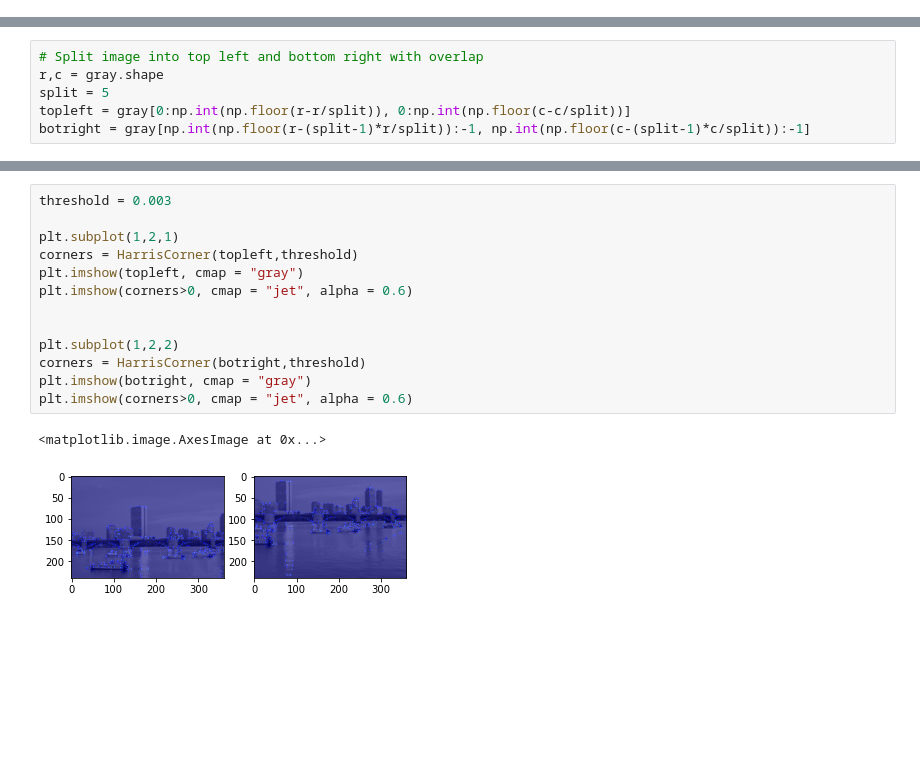
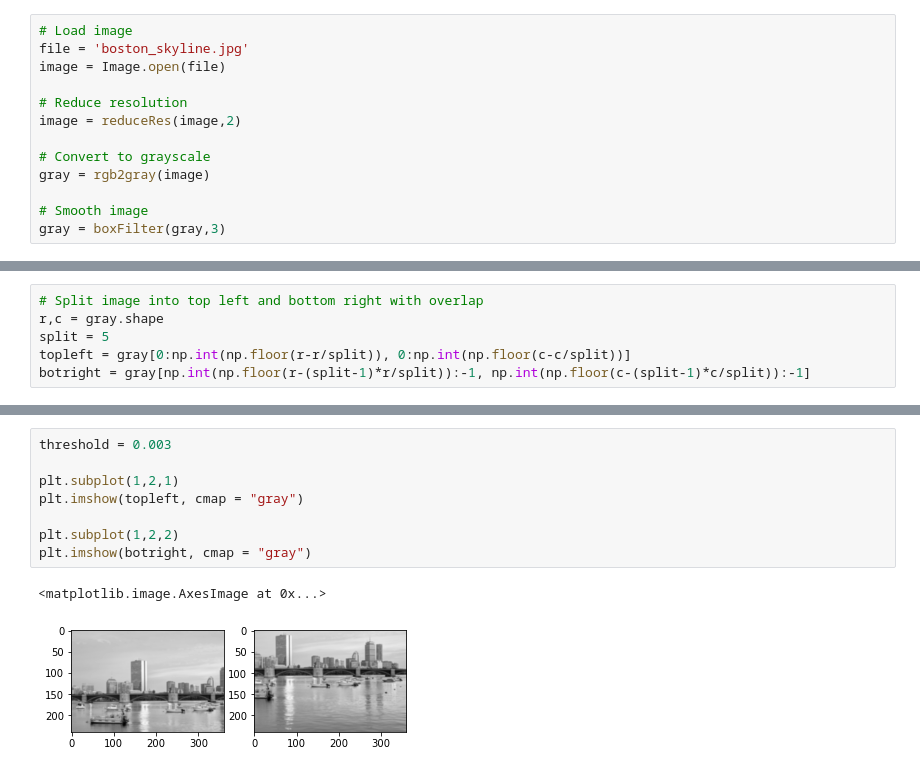
Before and after one commit to Tsmorz/computer-vision, a Jupyter notebook: Project 2/FeatureTracking.ipynb, the cells around one changed output, grey strips where cells are left out. Drawn from its saved outputs; the diff is of its cells as text; blank space fills up the shorter version.

```diff
--- a/Project 2/FeatureTracking.ipynb
+++ b/Project 2/FeatureTracking.ipynb
@@ -297,0 +289,13 @@ It's a match! -  [[163 321]]
+# %%
+# Load image
+file = 'boston_skyline.jpg'
+image = Image.open(file)
+
+# Reduce resolution
+image = reduceRes(image,2)
+
+# Convert to grayscale
+gray = rgb2gray(image)
+
+# Smooth image
+gray = boxFilter(gray,3)
@@ -304,16 +359,11 @@ botright = gray[np.int(np.floor(r-(split-1)*r/split)):-1, np.int(np.floor(c-(spl
 # %%
 threshold = 0.003
 
 plt.subplot(1,2,1)
-corners = HarrisCorner(topleft,threshold)
 plt.imshow(topleft, cmap = "gray")
-plt.imshow(corners>0, cmap = "jet", alpha = 0.6)
-
 
 plt.subplot(1,2,2)
-corners = HarrisCorner(botright,threshold)
 plt.imshow(botright, cmap = "gray")
-plt.imshow(corners>0, cmap = "jet", alpha = 0.6)
 # %% [output]
 <matplotlib.image.AxesImage at 0x...>
-[figure, old version]
+[figure, new version]
```
Also changed, not shown: parts of 22 cells of this notebook.
